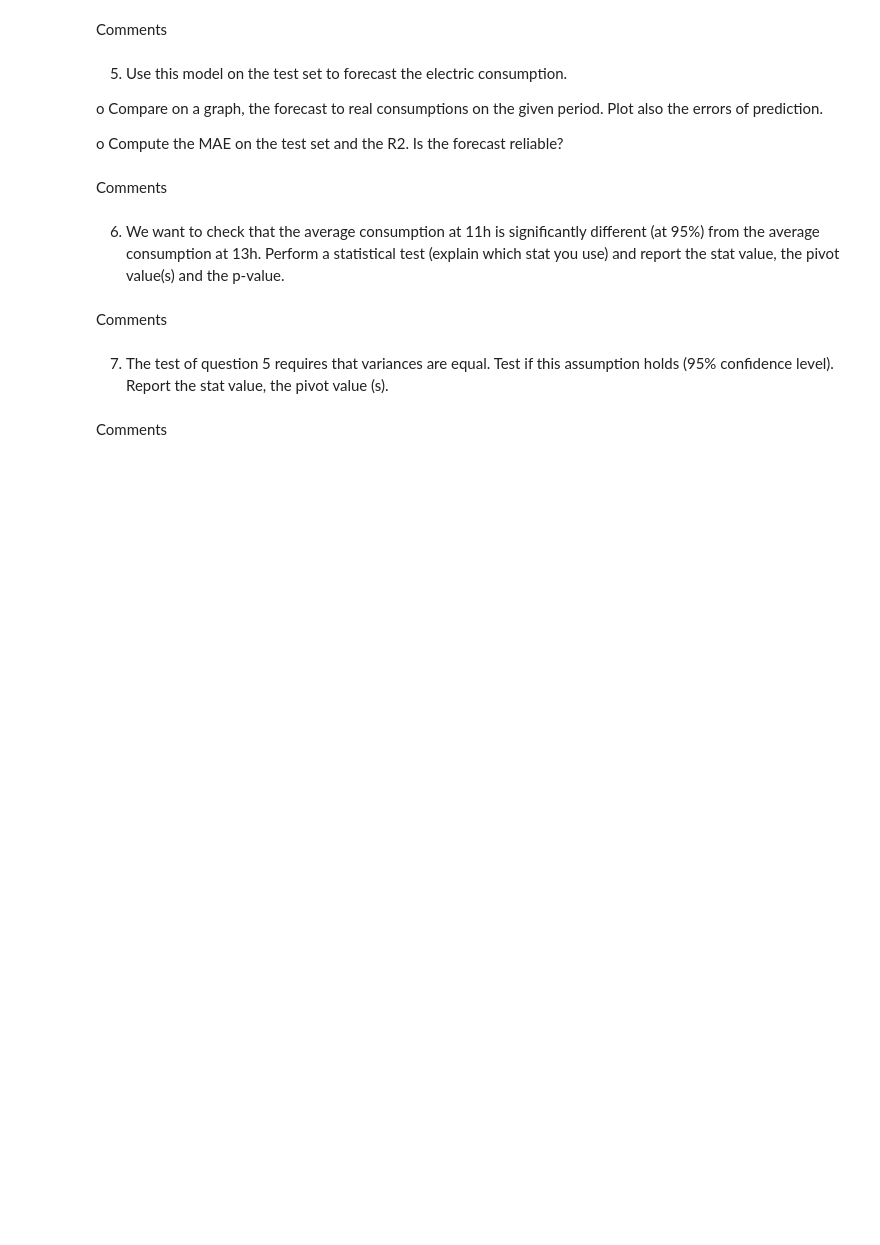
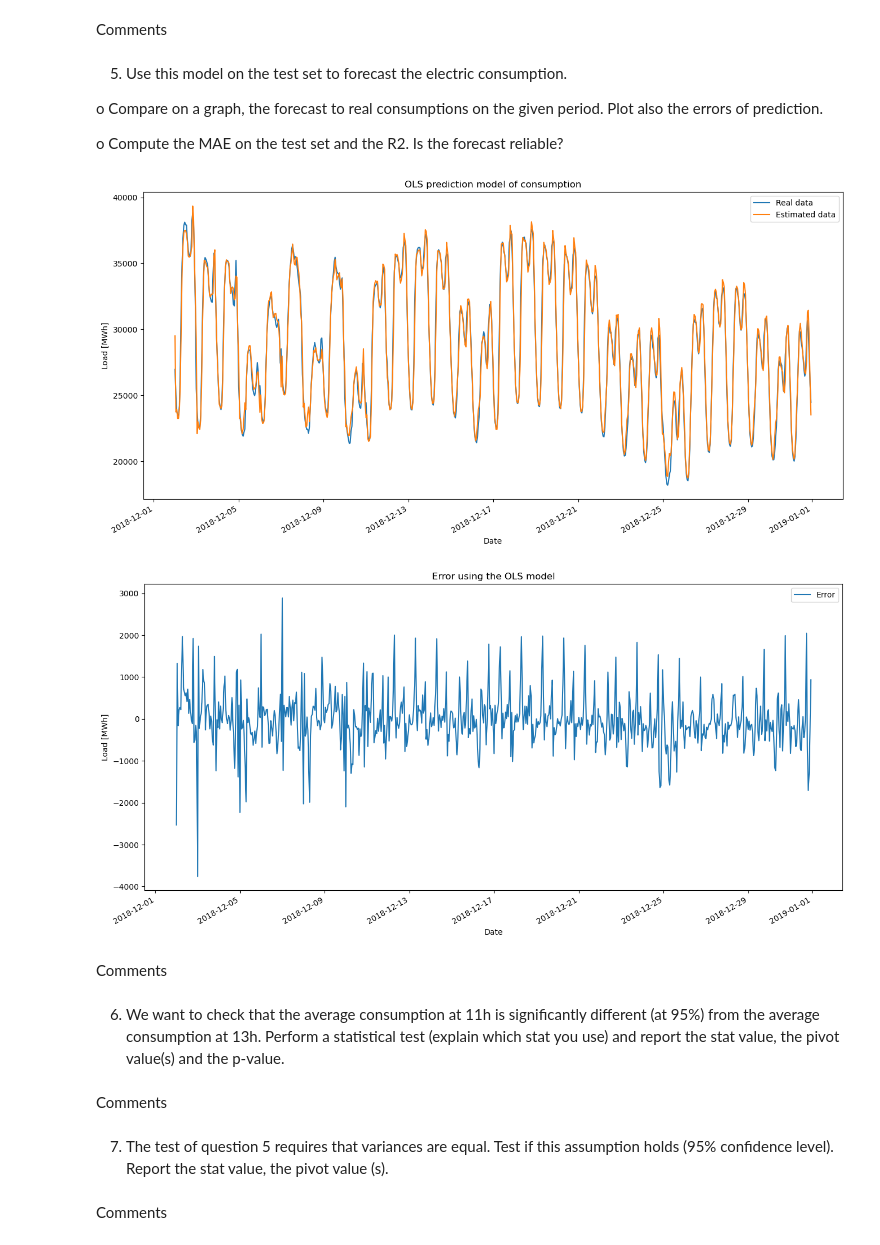
Before and after one commit to MxDx/Hackatons_2, a Jupyter notebook: hackathon2_without_code.ipynb, the cells around one changed output. Cells and saved outputs as stored; diff of their text form; code cells hidden in the pictures; blank space fills up the shorter version.

```diff
--- a/hackathon2_without_code.ipynb
+++ b/hackathon2_without_code.ipynb
@@ -365,3 +334,33 @@ o	Compute the MAE on the test set and the R2. Is the forecast reliable?
+# %%
+# Plot the testing data with the model
+plt.figure(figsize=(16,8))
+plt.title('Testing values estimated with OLS model')
+
+plt.plot(testing_data['Datetime'], testing_data['Load'], label="Real data")
+plt.gcf().autofmt_xdate()
+
+estimated_val = results.predict(sm.add_constant(testing_data[colunms_OLS]))
+plt.plot(testing_data['Datetime'], estimated_val, label="Estimated data")
+
+plt.title("OLS prediction model of consumption")
+plt.xlabel("Date")
+plt.ylabel("Load [MWh]")
+plt.legend()
+plt.show()
+
+plt.figure(figsize=(16,8))
+plt.title('Error using the OLS model')
+
+plt.plot(testing_data['Datetime'], testing_data['Load'] - estimated_val, label="Error")
+plt.gcf().autofmt_xdate()
+
+plt.xlabel("Date")
+plt.ylabel("Load [MWh]")
+plt.legend()
+plt.show()
+# %% [output]
+[figure, added]
+[figure, added]
 # %% [markdown]
 Comments
 # %% [markdown]
```
Also changed, not shown: parts of 2 cells of this notebook.
